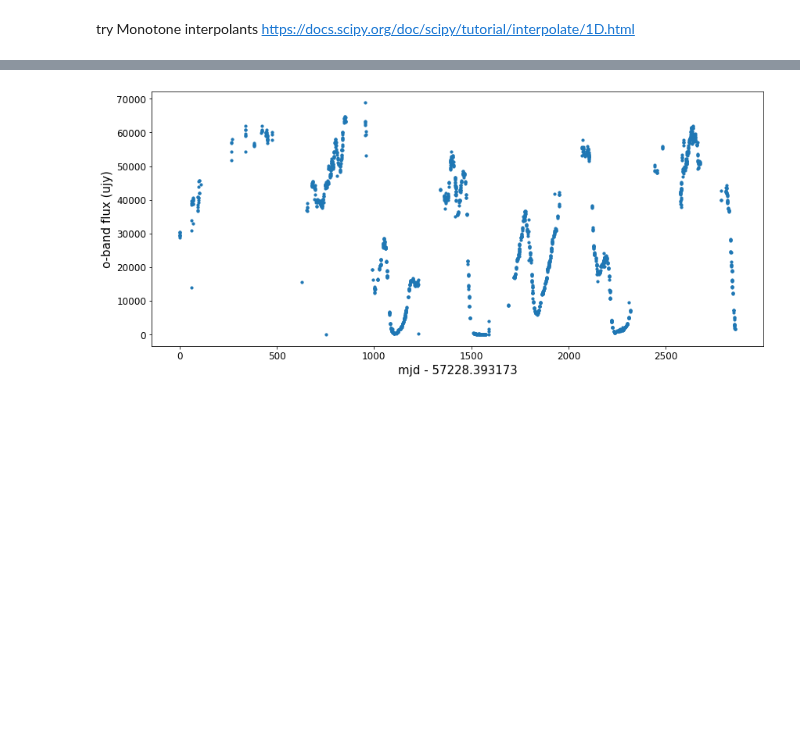
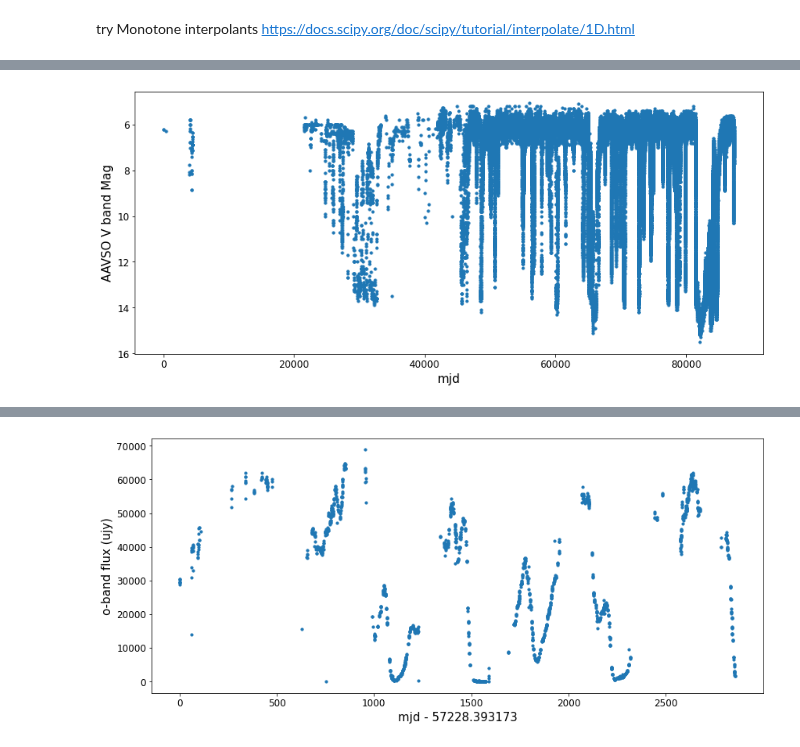
Before and after one commit to courtcraw/Notebooks, a Jupyter notebook: decline_detection.ipynb, the cells around one changed output, grey strips where cells are left out. Saved outputs shown, nothing was run; the diff lists cells and outputs as text; code cells hidden in the pictures; blank space fills up the shorter version.

```diff
--- a/decline_detection.ipynb
+++ b/decline_detection.ipynb
@@ -178,0 +134,6 @@ def non_uniform_savgol(x, y, window, polynom):
+# %%
+# BAAVSO = pd.read_csv('../data/RCB_LC_FORTESTING/R CRB_20231107_054548.csv')
+# BAAVSO
+
+AAVSO = pd.read_csv('../data/RCB_LC_FORTESTING/aavsodata_654aee1764b5f.txt')
+AAVSO
@@ -178,0 +154,3 @@ def non_uniform_savgol(x, y, window, polynom):
+# %%
+vband = AAVSO[AAVSO['Band']=='Vis.'].reset_index(drop=True)
+vband
@@ -178,0 +171,14 @@ def non_uniform_savgol(x, y, window, polynom):
+# %%
+AAVSO_mask = []
+for i in range(0,len(vband)):
+
+    if str(vband['Magnitude'].iloc[i])[0] == '<' or str(vband['Magnitude'].iloc[i])[0] == '>':
+#         print()
+        print(i,vband['Magnitude'].iloc[i],vband['Observer Code'].iloc[i])
+        AAVSO_mask.append(False)
+    else:
+#         print(i,vband['Magnitude'].iloc[i])
+        AAVSO_mask.append(True)
+AAVSO_mask = np.asarray(AAVSO_mask)
+
+# vband['Magnitude'][str(np.asarray(vband['Magnitude']))[0]=='<']
@@ -178,0 +203,4 @@ def non_uniform_savgol(x, y, window, polynom):
+# %%
+vband = vband[AAVSO_mask].reset_index(drop=True)
+vband = vband.astype({'Magnitude': np.float64})
+vband
@@ -178,0 +221,10 @@ def non_uniform_savgol(x, y, window, polynom):
+# %%
+plt.figure(figsize=(14,6))
+
+plt.scatter(vband['JD']-np.min(vband['JD']),vband['Magnitude'],s=10)
+plt.gca().invert_yaxis()
+plt.xlabel('mjd')
+plt.ylabel('AAVSO V band Mag')
+plt.show()
+# %% [output]
+[figure, added]
```
Also changed, not shown: parts of 59 cells of this notebook, 2 other files.
